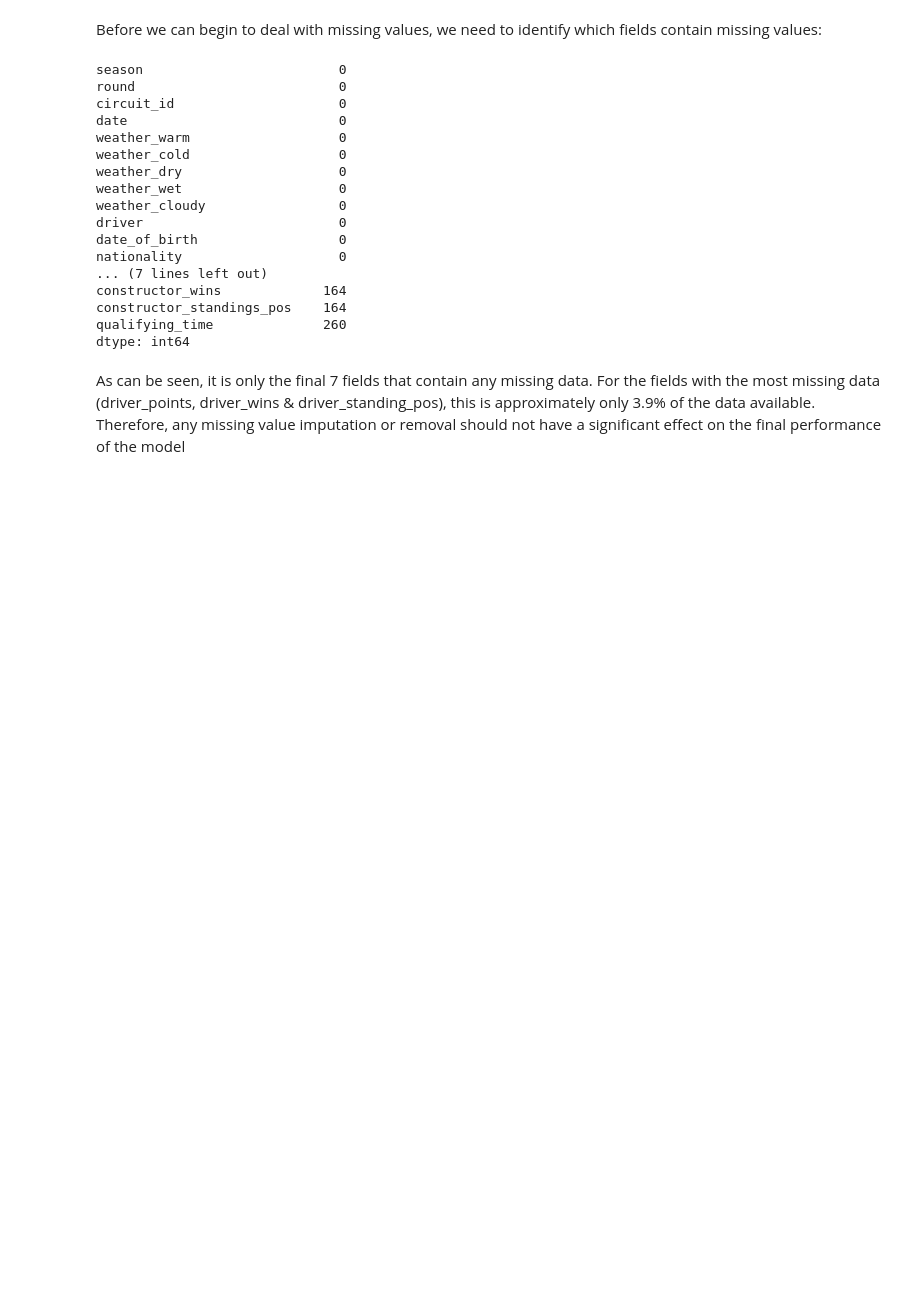
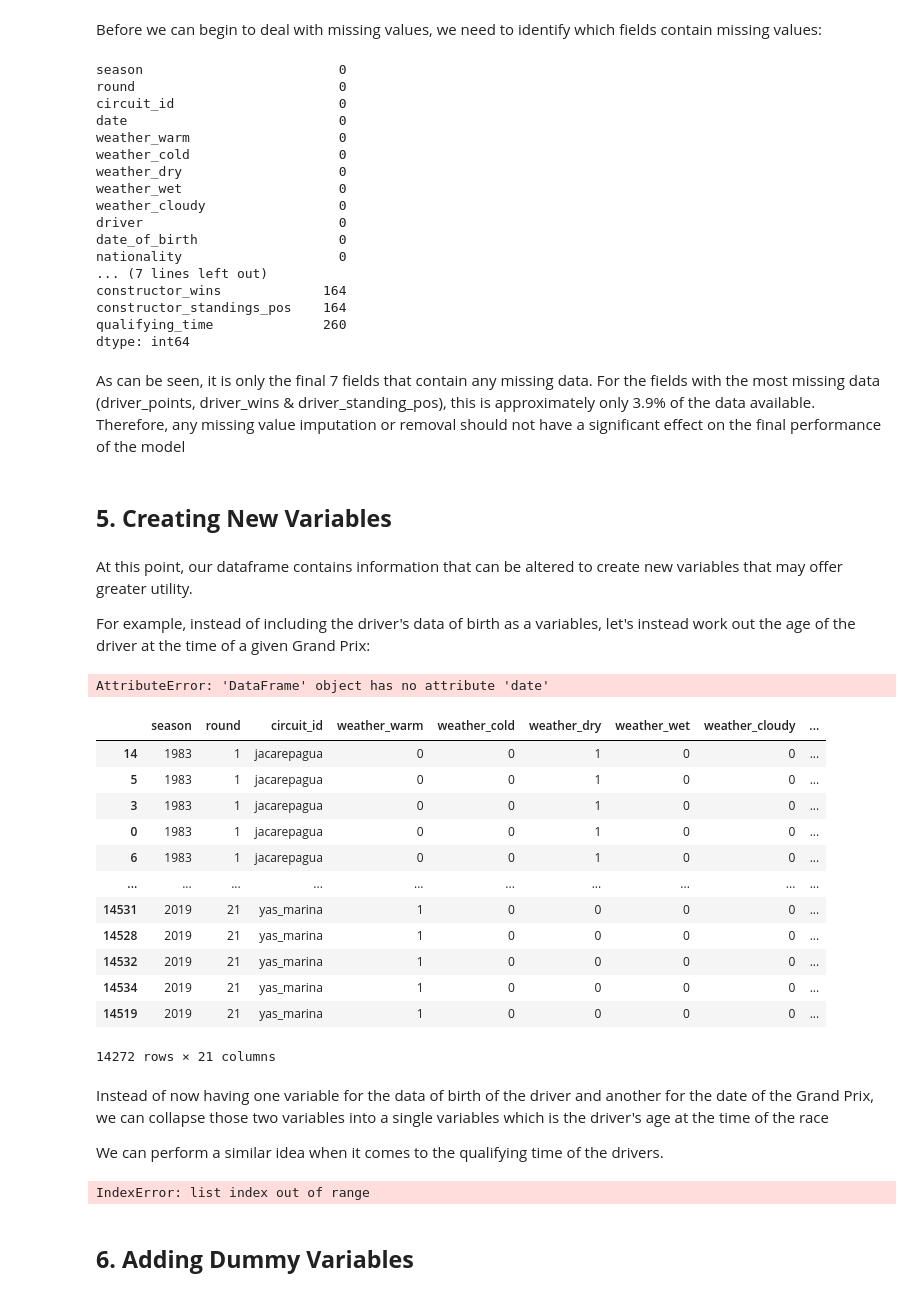
Before and after one commit to DeanLundie/Formula-1, a Jupyter notebook: Preprocessing.ipynb, the cells around one changed output. Saved outputs shown, nothing was run; the diff lists cells and outputs as text; code cells hidden in the pictures; blank space fills up the shorter version.

Commit message:
Added dummy variables and calculated variables

```diff
--- a/Preprocessing.ipynb
+++ b/Preprocessing.ipynb
@@ -117,3 +117,48 @@ for col in ['driver_points', 'driver_wins', 'driver_standings_pos', 'constructor
     final_df[col] = final_df[col].map(lambda x: int(x))
 
 final_df.dropna(inplace = True )
+# %% [markdown]
+## **5. Creating New Variables**
+# %% [markdown]
+At this point, our dataframe contains information that can be altered to create new variables that may offer greater utility.
+
+For example, instead of including the driver's data of birth as a variables, let's instead work out the age of the driver at the time of a given Grand Prix:
+# %%
+final_df['date'] = pd.to_datetime(final_df.date)
+final_df['date_of_birth'] = pd.to_datetime(final_df.date_of_birth)
+final_df['driver_age'] = final_df.apply(lambda x: relativedelta(x['date'], x['date_of_birth']).years, axis=1)
+final_df.drop(['date', 'date_of_birth'], axis = 1, inplace = True)
+# %% [output]
+AttributeError: 'DataFrame' object has no attribute 'date'
+# %%
+final_df
+# %% [output]
+|  | season | round | circuit_id | weather_warm | weather_cold | weather_dry | weather_wet | weather_cloudy | ... |
+| 14 | 1983 | 1 | jacarepagua | 0 | 0 | 1 | 0 | 0 | ... |
+| 5 | 1983 | 1 | jacarepagua | 0 | 0 | 1 | 0 | 0 | ... |
+| 3 | 1983 | 1 | jacarepagua | 0 | 0 | 1 | 0 | 0 | ... |
+| 0 | 1983 | 1 | jacarepagua | 0 | 0 | 1 | 0 | 0 | ... |
+| 6 | 1983 | 1 | jacarepagua | 0 | 0 | 1 | 0 | 0 | ... |
+| ... | ... | ... | ... | ... | ... | ... | ... | ... | ... |
+| 14531 | 2019 | 21 | yas_marina | 1 | 0 | 0 | 0 | 0 | ... |
+| 14528 | 2019 | 21 | yas_marina | 1 | 0 | 0 | 0 | 0 | ... |
+| 14532 | 2019 | 21 | yas_marina | 1 | 0 | 0 | 0 | 0 | ... |
+| 14534 | 2019 | 21 | yas_marina | 1 | 0 | 0 | 0 | 0 | ... |
+| 14519 | 2019 | 21 | yas_marina | 1 | 0 | 0 | 0 | 0 | ... |
+14272 rows × 21 columns
+# %% [markdown]
+Instead of now having one variable for the data of birth of the driver and another for the date of the Grand Prix, we can collapse those two variables into a single variables which is the driver's age at the time of the race
+
+We can perform a similar idea when it comes to the qualifying time of the drivers.
+# %%
+final_df['qualifying_time'] = final_df.qualifying_time.map(lambda x: 0 if str(x) == '00.000'
+                             else(float(str(x).split(':')[1]) + (60 * float(str(x).split(':')[0])) if x != 0 else 0))
+final_df = final_df[final_df['qualifying_time'] != 0]
+final_df.sort_values(['season', 'round', 'grid'], inplace = True)
+final_df['qualifying_time_diff'] = final_df.groupby(['season', 'round']).qualifying_time.diff()
+final_df['qualifying_time'] = final_df.groupby(['season', 'round']).qualifying_time_diff.cumsum().fillna(0)
+final_df.drop('qualifying_time_diff', axis = 1, inplace = True)
+# %% [output]
+IndexError: list index out of range
+# %% [markdown]
+## **6. Adding Dummy Variables**
```
Also changed, not shown: parts of 5 cells of this notebook.
